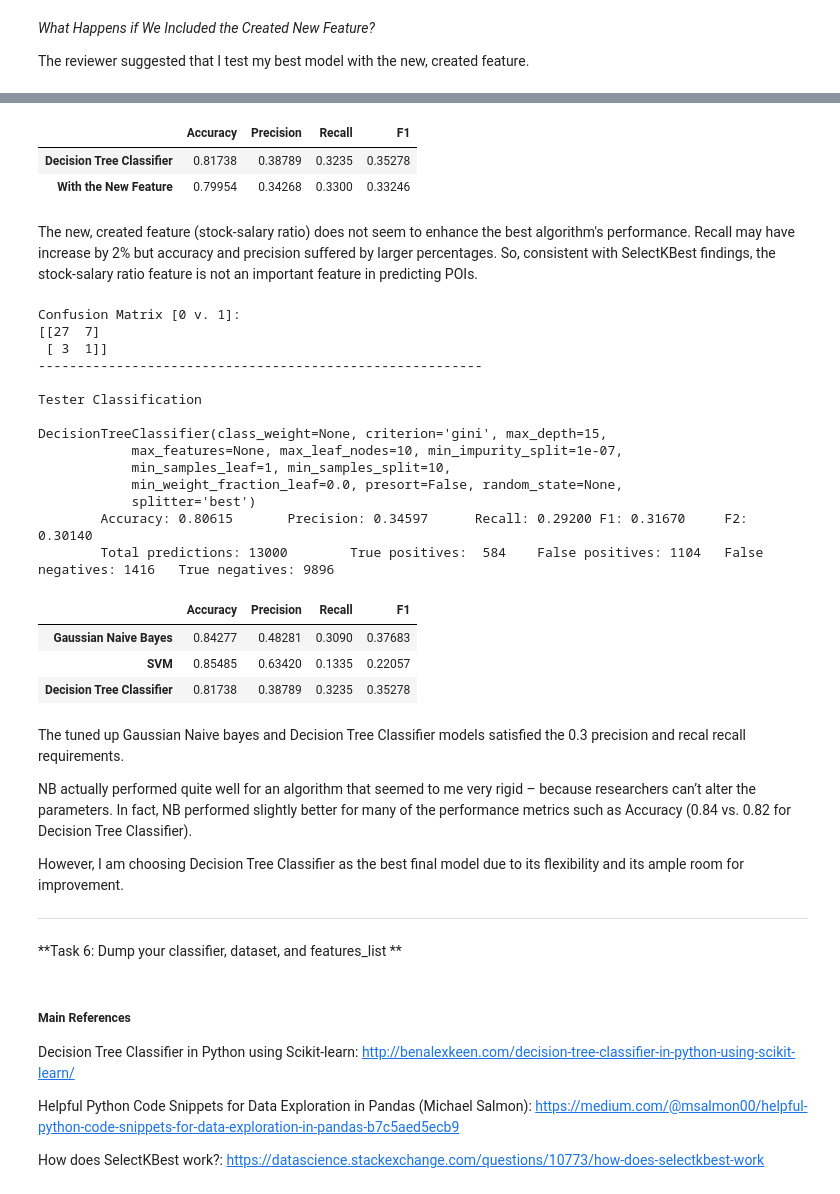
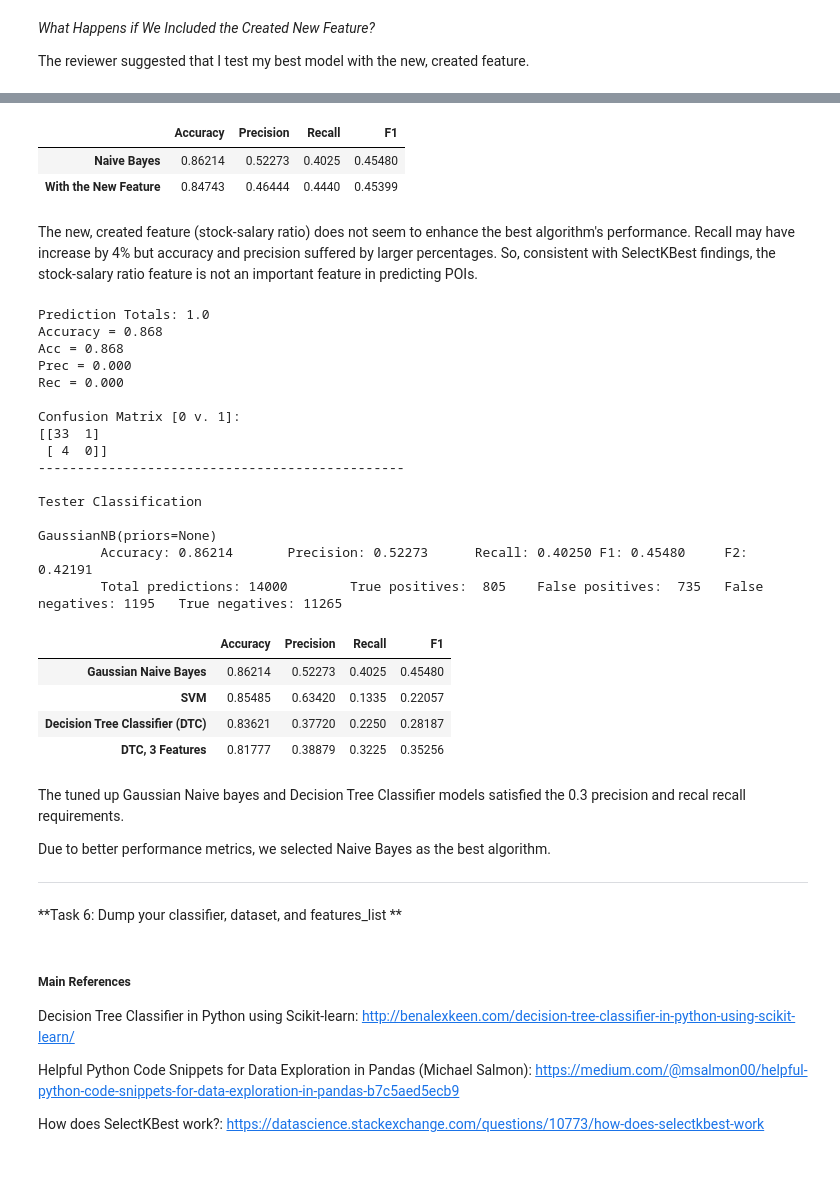
Before and after one commit to fevzarov/Project7ML, a Jupyter notebook: poi_id.ipynb, the cells around one changed output, grey strips where cells are left out. Cells and saved outputs as stored; diff of their text form; code cells hidden in the pictures.

```diff
--- a/poi_id.ipynb
+++ b/poi_id.ipynb
@@ -1056,63 +1163,78 @@ DecisionTreeClassifier(class_weight=None, criterion='entropy', max_depth=20,
 # %%
-pd.DataFrame([[0.81738, 0.38789, 0.32350, 0.35278],
-              [0.79954, 0.34268, 0.33000, 0.33246]],
+pd.DataFrame([[0.86214, 	0.52273, 	0.40250, 	0.45480],
+              [0.84743,0.46444,0.44400,0.45399]],
              columns = ['Accuracy','Precision', 'Recall', 'F1'],
-             index = ['Decision Tree Classifier','With the New Feature'])
+             index = ['Naive Bayes','With the New Feature'])
 # %% [output]
 |  | Accuracy | Precision | Recall | F1 |
-| Decision Tree Classifier | 0.81738 | 0.38789 | 0.3235 | 0.35278 |
-| With the New Feature | 0.79954 | 0.34268 | 0.3300 | 0.33246 |
+| Naive Bayes | 0.86214 | 0.52273 | 0.4025 | 0.45480 |
+| With the New Feature | 0.84743 | 0.46444 | 0.4440 | 0.45399 |
 # %% [markdown]
-The new, created feature (stock-salary ratio) does not seem to enhance the best algorithm's performance. Recall may have increase by 2% but accuracy and precision suffered by larger percentages. So, consistent with SelectKBest findings, the stock-salary ratio feature is not an important feature in predicting POIs.
+The new, created feature (stock-salary ratio) does not seem to enhance the best algorithm's performance. Recall may have increase by 4% but accuracy and precision suffered by larger percentages. So, consistent with SelectKBest findings, the stock-salary ratio feature is not an important feature in predicting POIs.
 # %%
-# Final Best Model
-clf = tree.DecisionTreeClassifier(class_weight=None, criterion='gini', max_depth=15,
-            max_features=None, max_leaf_nodes=10, min_impurity_split=1e-07,
-            min_samples_leaf=1, min_samples_split=10,
-            min_weight_fraction_leaf=0.0, presort=False, random_state=None,
-            splitter='best')
+# Final Best Model: Naive Bayes
+# No tuning available with the Naive Bayes method
+
+features_list = ['poi', 'exercised_stock_options', 'bonus', 'salary', 'deferred_income', 'long_term_incentive']
+
+# Test Size
+features_train, features_test, labels_train, labels_test \
+= train_test_split(features, labels, test_size=0.30, random_state=42)
+
+clf = GaussianNB()
 clf.fit(features_train, labels_train)
 predict = clf.predict(features_test)
+accuracy = accuracy_score(predict, labels_test)
 acc = accuracy_score(labels_test, predict)
 prec = precision_score(labels_test, predict)
 recall = recall_score(labels_test, predict)
 
+print "Prediction Totals:", sum(predict)
+print "Accuracy =",("{0:.3f}".format(accuracy))
+print "Acc =",("{0:.3f}".format(acc))
+print "Prec =",("{0:.3f}".format(prec))
+print "Rec =",("{0:.3f}".format(recall))
+
 print "\nConfusion Matrix [0 v. 1]: \n",confusion_matrix(labels_test, predict)
-print "---------------------------------------------------------"
+
+print "-----------------------------------------------"
+
 print "\nTester Classification\n"
 test_classifier(clf, my_dataset, features_list)
 # %% [output]
+Prediction Totals: 1.0
+Accuracy = 0.868
+Acc = 0.868
+Prec = 0.000
+Rec = 0.000
+
 Confusion Matrix [0 v. 1]:
-[[27  7]
- [ 3  1]]
----------------------------------------------------------
+[[33  1]
+ [ 4  0]]
+-----------------------------------------------
 
 Tester Classification
 
-DecisionTreeClassifier(class_weight=None, criterion='gini', max_depth=15,
-            max_features=None, max_leaf_nodes=10, min_impurity_split=1e-07,
-            min_samples_leaf=1, min_samples_split=10,
-            min_weight_fraction_leaf=0.0, presort=False, random_state=None,
-            splitter='best')
-        Accuracy: 0.80615       Precision: 0.34597      Recall: 0.29200 F1: 0.31670     F2: 0.30140
-        Total predictions: 13000        True positives:  584    False positives: 1104   False negatives: 1416   True negatives: 9896
+GaussianNB(priors=None)
+        Accuracy: 0.86214       Precision: 0.52273      Recall: 0.40250 F1: 0.45480     F2: 0.42191
+        Total predictions: 14000        True positives:  805    False positives:  735   False negatives: 1195   True negatives: 11265
 # %%
-pd.DataFrame([[0.84277, 0.48281,  0.30900, 0.37683],
-              [0.85485, 0.63420, 0.13350, 0.22057],
-              [0.81738, 0.38789, 0.32350, 0.35278]],
+pd.DataFrame([[0.86214, 	0.52273, 	0.40250, 	0.45480],
+              [0.85485, 	0.63420, 	0.13350, 	0.22057],
+              [0.83621, 	0.37720, 	0.22500, 	0.28187],
+              [0.81777, 	0.38879, 	0.32250, 	0.35256]],
              columns = ['Accuracy','Precision', 'Recall', 'F1'],
-             index = ['Gaussian Naive Bayes','SVM','Decision Tree Classifier'])
+             index = ['Gaussian Naive Bayes','SVM','Decision Tree Classifier (DTC)', 'DTC, 3 Features'])
 # %% [output]
 |  | Accuracy | Precision | Recall | F1 |
-| Gaussian Naive Bayes | 0.84277 | 0.48281 | 0.3090 | 0.37683 |
+| Gaussian Naive Bayes | 0.86214 | 0.52273 | 0.4025 | 0.45480 |
 | SVM | 0.85485 | 0.63420 | 0.1335 | 0.22057 |
-| Decision Tree Classifier | 0.81738 | 0.38789 | 0.3235 | 0.35278 |
+| Decision Tree Classifier (DTC) | 0.83621 | 0.37720 | 0.2250 | 0.28187 |
+| DTC, 3 Features | 0.81777 | 0.38879 | 0.3225 | 0.35256 |
 # %% [markdown]
 The tuned up Gaussian Naive bayes and Decision Tree Classifier models satisfied the 0.3 precision and recal recall requirements.
 
-NB actually performed quite well for an algorithm that seemed to me very rigid – because researchers can’t alter the parameters. In fact, NB performed slightly better for many of the performance metrics such as Accuracy (0.84 vs. 0.82 for Decision Tree Classifier).
-
-However, I am choosing Decision Tree Classifier as the best final model due to its flexibility and its ample room for improvement.
+Due to better performance metrics, we selected Naive Bayes as the best algorithm.
 
 ***
 
```
Also changed, not shown: parts of 16 cells of this notebook, 5 other files.
